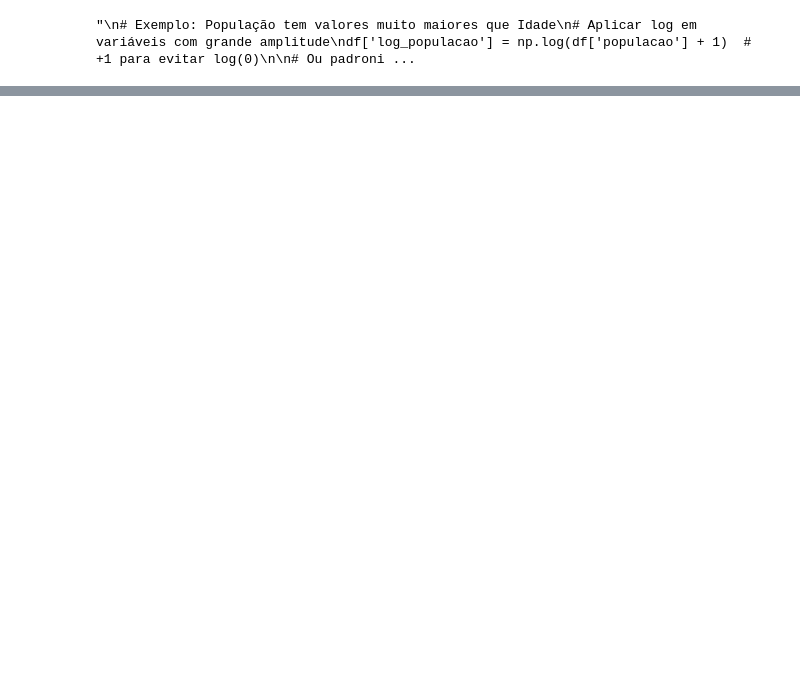
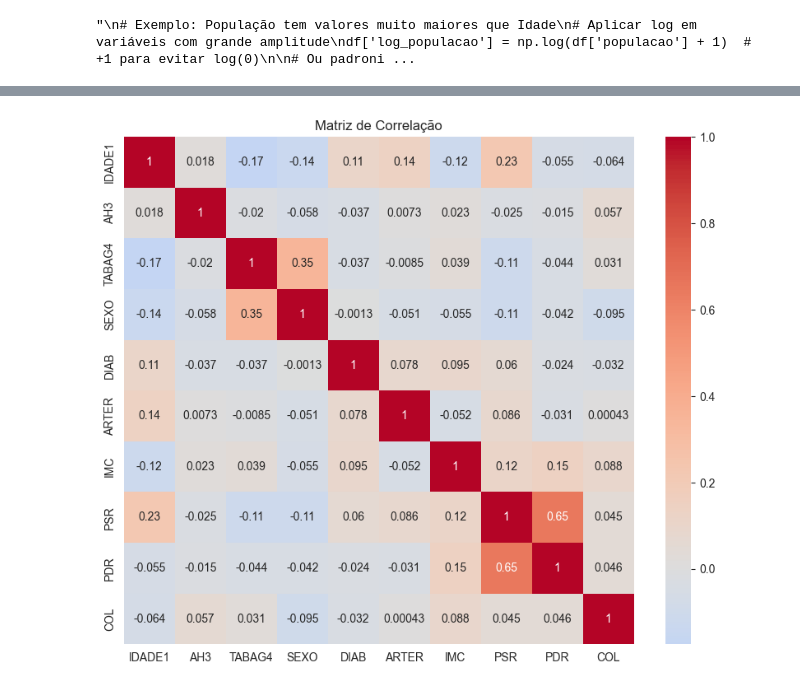
Before and after one commit to gabrielmarchesano/data-analysis-mqam, a Jupyter notebook: reg-log.ipynb, the cells around one changed output, grey strips where cells are left out. Saved outputs shown, nothing was run; the diff lists cells and outputs as text; code cells hidden in the pictures; blank space fills up the shorter version.

```diff
--- a/reg-log.ipynb
+++ b/reg-log.ipynb
@@ -99,19 +67,0 @@ df[['idade_scaled', 'renda_scaled']] = scaler.fit_transform(df[['idade', 'renda'
-# %%
-"""
-# Para cada variável contínua, verificar relação com log-odds
-# Método: Box-Tidwell Test (complexo) ou inspeção visual
-
-# Visualização simples: binning + taxa de evento
-df['idade_bin'] = pd.cut(df['idade'], bins=10)
-taxa_evento = df.groupby('idade_bin')['variavel_dependente'].mean()
-
-plt.figure(figsize=(10, 6))
-taxa_evento.plot(kind='line', marker='o')
-plt.title('Taxa de Evento por Faixa de Idade')
-plt.ylabel('Taxa de Evento')
-plt.xlabel('Idade')
-plt.xticks(rotation=45)
-plt.show()
-
-# Se não for linear, considere transformações: log, polinomial, splines
-"""
@@ -155 +103,69 @@ Index(['Index-original', 'SEXO', 'AH3', 'INFARTO', 'ANGEST', 'DIAB', 'ARTER',
       dtype='object')
+# %%
+from statsmodels.stats.outliers_influence import variance_inflation_factor
+
+# Calcular matriz de correlação (apenas numéricas)
+correlation_matrix = df[X1.columns].corr()
+
+# Visualizar
+plt.figure(figsize=(10, 8))
+sns.heatmap(correlation_matrix, annot=True, cmap='coolwarm', center=0)
+plt.title('Matriz de Correlação')
+plt.show()
+
+# Criar um DataFrame para armazenar os VIFs
+x_vif = sm.add_constant(X1.astype(float))  # Adiciona intercepto
+vif_data = pd.DataFrame()
+vif_data["feature"] = x_vif.columns
+
+# Calcular o VIF para cada feature
+# Nota: Usamos X_const (com o intercepto) para o cálculo do VIF
+vif_data["VIF"] = [variance_inflation_factor(x_vif.values, i)
+                   for i in range(len(x_vif.columns))]
+
+print(vif_data)
+
+
+# Calcular matriz de correlação (apenas numéricas)
+correlation_matrix = df[X2.columns].corr()
+
+# Visualizar
+plt.figure(figsize=(10, 8))
+sns.heatmap(correlation_matrix, annot=True, cmap='coolwarm', center=0)
+plt.title('Matriz de Correlação')
+plt.show()
+
+# Criar um DataFrame para armazenar os VIFs
+x_vif = sm.add_constant(X2.astype(float))  # Adiciona intercepto
+vif_data = pd.DataFrame()
+vif_data["feature"] = x_vif.columns
+
+# Calcular o VIF para cada feature
+# Nota: Usamos X_const (com o intercepto) para o cálculo do VIF
+vif_data["VIF"] = [variance_inflation_factor(x_vif.values, i)
+                   for i in range(len(x_vif.columns))]
+
+print(vif_data)
+
+# Calcular matriz de correlação (apenas numéricas)
+correlation_matrix = df[X3.columns].corr()
+
+# Visualizar
+plt.figure(figsize=(10, 8))
+sns.heatmap(correlation_matrix, annot=True, cmap='coolwarm', center=0)
+plt.title('Matriz de Correlação')
+plt.show()
+
+# Criar um DataFrame para armazenar os VIFs
+x_vif = sm.add_constant(X3.astype(float))  # Adiciona intercepto
+vif_data = pd.DataFrame()
+vif_data["feature"] = x_vif.columns
+
+# Calcular o VIF para cada feature
+# Nota: Usamos X_const (com o intercepto) para o cálculo do VIF
+vif_data["VIF"] = [variance_inflation_factor(x_vif.values, i)
+                   for i in range(len(x_vif.columns))]
+
+print(vif_data)
+# %% [output]
+[figure, added]
```
Also changed, not shown: parts of 31 cells of this notebook.
